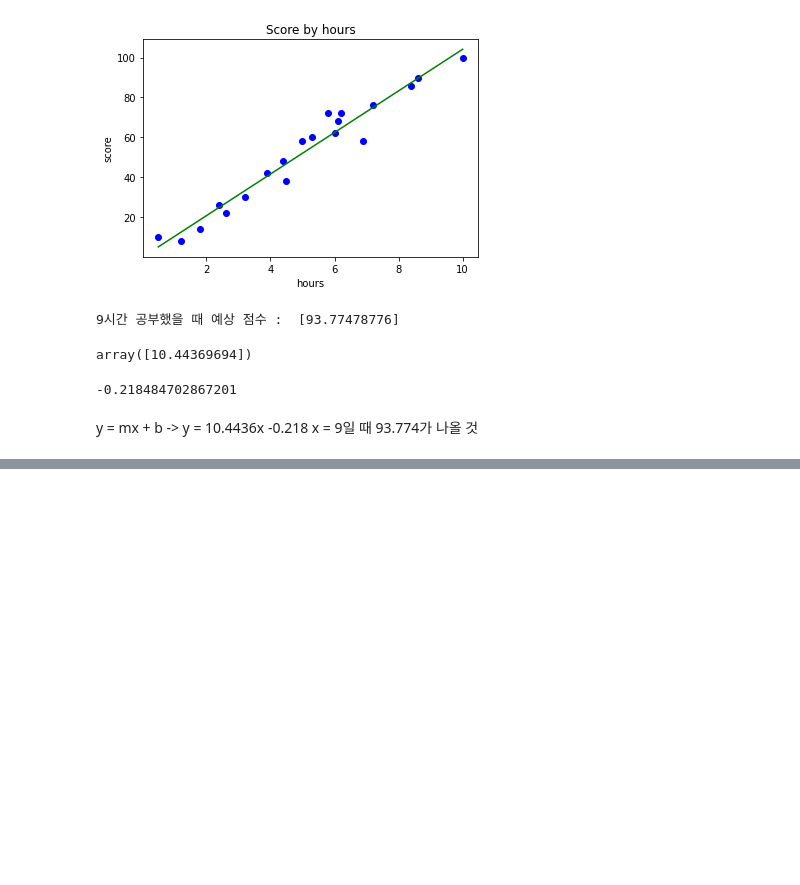
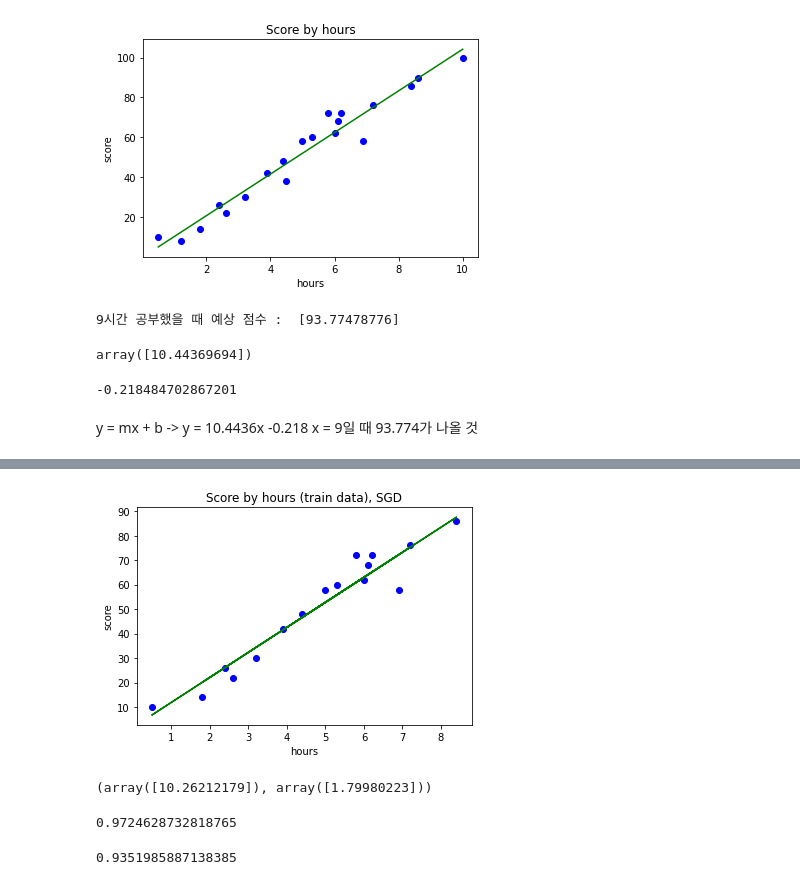
Before and after one commit to minxzzy/MLStudy, a Jupyter notebook: ScikitLearn/01.Linear Regression.ipynb, the cells around one changed output, grey strips where cells are left out. Drawn from its saved outputs; the diff is of its cells as text; code cells hidden in the pictures; blank space fills up the shorter version.

```diff
--- a/ScikitLearn/01.Linear Regression.ipynb
+++ b/ScikitLearn/01.Linear Regression.ipynb
@@ -85,0 +258,23 @@ x = 9일 때 93.774가 나올 것
+# %%
+plt.scatter(X_train, y_train, color='blue') # 산점도
+plt.plot(X_train, sr.predict(X_train), color='green') # 선 그래프
+plt.title('Score by hours (train data), SGD')
+plt.xlabel('hours') # X축이름
+plt.ylabel('score') # Y축이름
+plt.show()
+# %% [output]
+[figure, added]
+# %%
+# 훈련 데이터의 평가 점수와 비교 10.49, 0.611
+sr.coef_, sr.intercept_
+# %% [output]
+(array([10.26212179]), array([1.79980223]))
+# %%
+sr.score(X_test, y_test)
+# %% [output]
+0.9724628732818765
+# %%
+# 좋은 모델 : 훈련데이터 점수가 높게 나오는 경우가 많음, 지금은 수가 적어서 ..
+sr.score(X_train, y_train)
+# %% [output]
+0.9351985887138385
```
Also changed, not shown: parts of 26 cells of this notebook.
